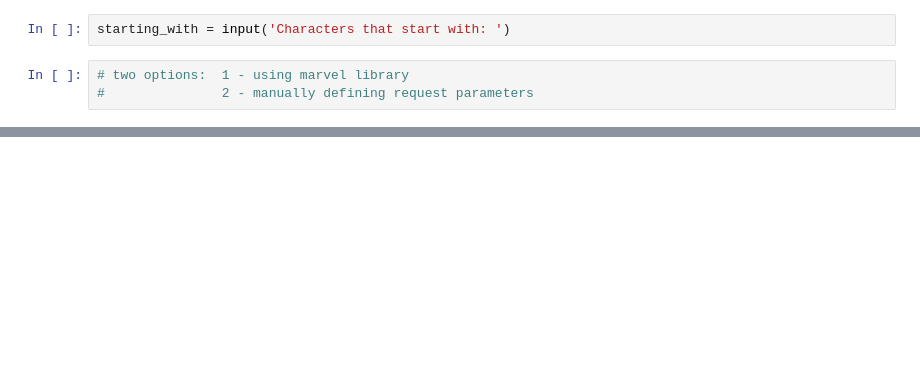
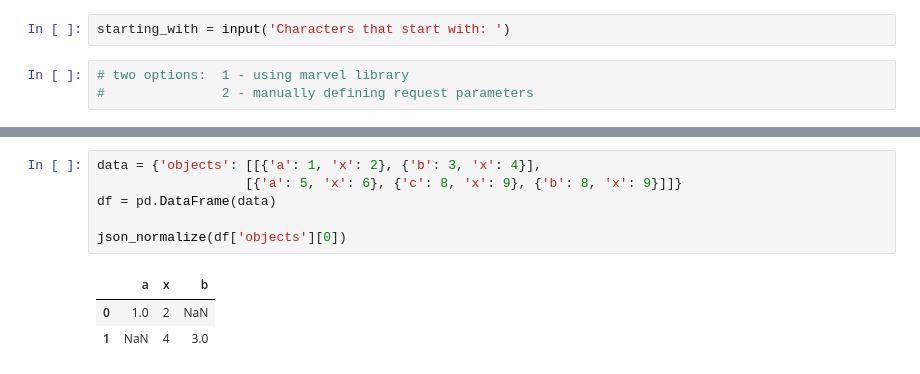
Before and after one commit to Xamweis/Working-With-APIs, a Jupyter notebook: main_notebook.ipynb, the cells around one changed output, grey strips where cells are left out. Drawn from its saved outputs; the diff is of its cells as text; blank space fills up the shorter version.

```diff
--- a/main_notebook.ipynb
+++ b/main_notebook.ipynb
@@ -149,0 +191,10 @@ json_normalize(res.json()['data']['results']).head()
+# %%
+data = {'objects': [[{'a': 1, 'x': 2}, {'b': 3, 'x': 4}],
+                   [{'a': 5, 'x': 6}, {'c': 8, 'x': 9}, {'b': 8, 'x': 9}]]}
+df = pd.DataFrame(data)
+
+json_normalize(df['objects'][0])
+# %% [output]
+|  | a | x | b |
+| 0 | 1.0 | 2 | NaN |
+| 1 | NaN | 4 | 3.0 |
```
Also changed, not shown: parts of 11 cells of this notebook.
